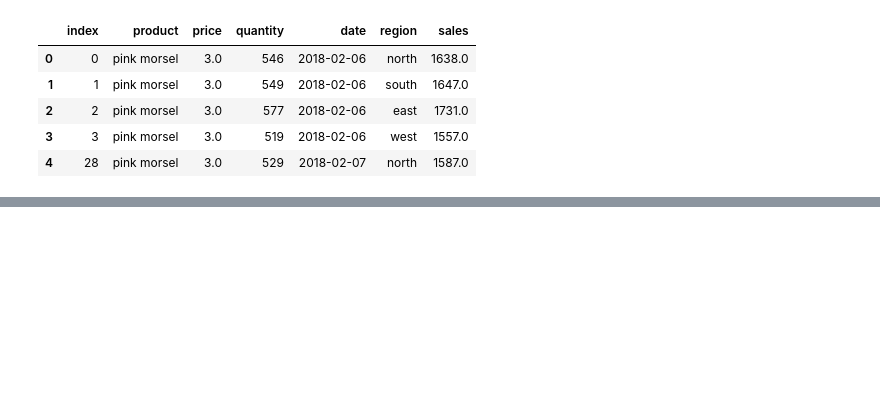
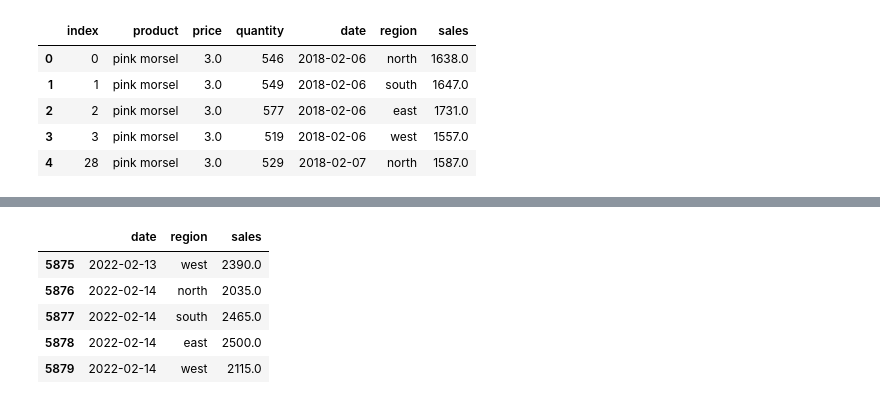
Before and after one commit to PrathmeshN99/Quantium-Virtual-Experience, a Jupyter notebook: Quantium-Virtual-Experience/Merged data.ipynb, the cells around one changed output, grey strips where cells are left out. Saved outputs shown, nothing was run; the diff lists cells and outputs as text; code cells hidden in the pictures; blank space fills up the shorter version.

```diff
--- a/Quantium-Virtual-Experience/Merged data.ipynb
+++ b/Quantium-Virtual-Experience/Merged data.ipynb
@@ -156,0 +166,9 @@ df.to_csv('data/merged.csv')
+# %%
+df.tail()
+# %% [output]
+|  | date | region | sales |
+| 5875 | 2022-02-13 | west | 2390.0 |
+| 5876 | 2022-02-14 | north | 2035.0 |
+| 5877 | 2022-02-14 | south | 2465.0 |
+| 5878 | 2022-02-14 | east | 2500.0 |
+| 5879 | 2022-02-14 | west | 2115.0 |
```
Also changed, not shown: parts of 3 cells of this notebook, 1 other file.
